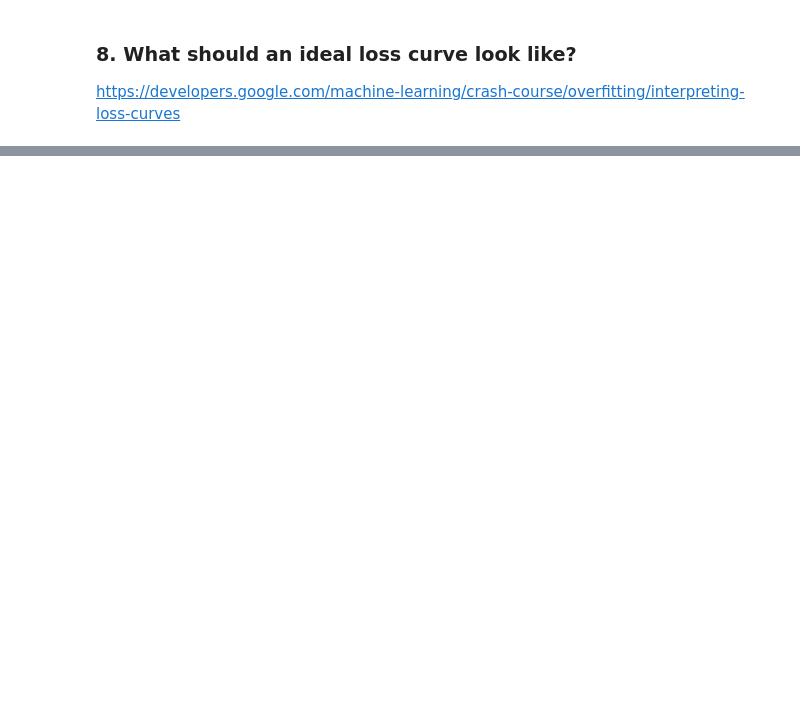
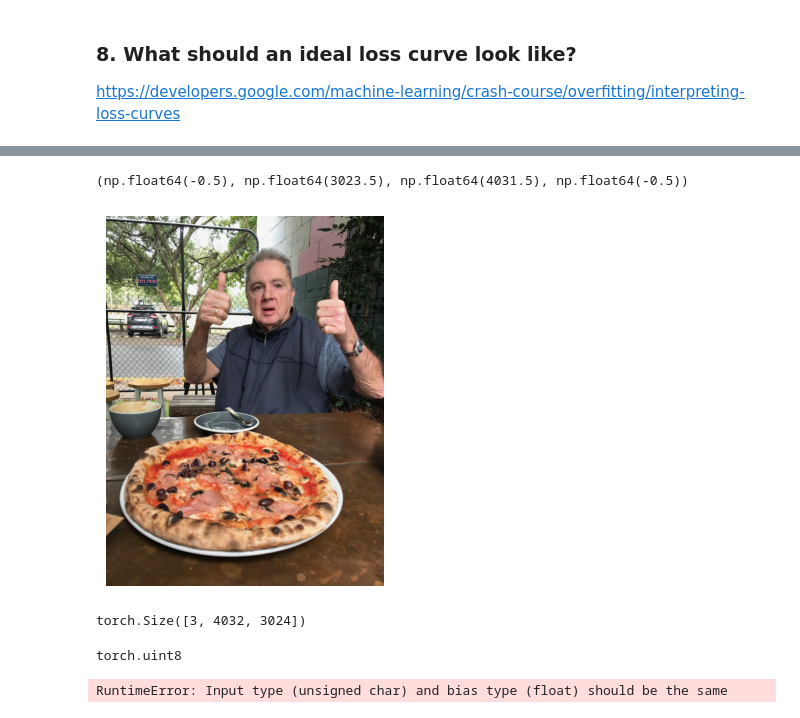
Before and after one commit to tishakbhavsar/practising-pytorch, a Jupyter notebook: 04_custom_datasets.ipynb, the cells around one changed output, grey strips where cells are left out. Saved outputs shown, nothing was run; the diff lists cells and outputs as text; code cells hidden in the pictures; blank space fills up the shorter version.

```diff
--- a/04_custom_datasets.ipynb
+++ b/04_custom_datasets.ipynb
@@ -890,0 +1081,10 @@ https://developers.google.com/machine-learning/crash-course/overfitting/interpre
+# %%
+# Download a custom image
+import requests
+custom_image_path = data_path/ "04-pizza-dad.jpeg"
+
+with open(custom_image_path, "wb") as f:
+    request = requests.get("https://raw.githubusercontent.com/mrdbourke/pytorch-deep-learning/main/images/04-pizza-dad.jpeg")
+    f.write(request.content)
+# %%
+custom_image_path = str(custom_image_path)
@@ -890,0 +1104,26 @@ https://developers.google.com/machine-learning/crash-course/overfitting/interpre
+# %%
+import torchvision
+
+custom_image_unit8 = torchvision.io.read_image(custom_image_path)
+# %%
+plt.imshow(custom_image_unit8.permute(1,2,0))
+plt.axis(False)
+# %% [output]
+(np.float64(-0.5), np.float64(3023.5), np.float64(4031.5), np.float64(-0.5))
+[figure, added]
+# %%
+custom_image_unit8.shape
+# %% [output]
+torch.Size([3, 4032, 3024])
+# %%
+custom_image_unit8.dtype # need to change it to float32
+# %% [output]
+torch.uint8
+# %%
+# Try to make a prediction on an image in unit8 format
+
+model_1.eval()
+with torch.inference_mode():
+  model_1(custom_image_unit8.to(device)) # dtype error
+# %% [output]
+RuntimeError: Input type (unsigned char) and bias type (float) should be the same
```
Also changed, not shown: parts of 37 cells of this notebook.
